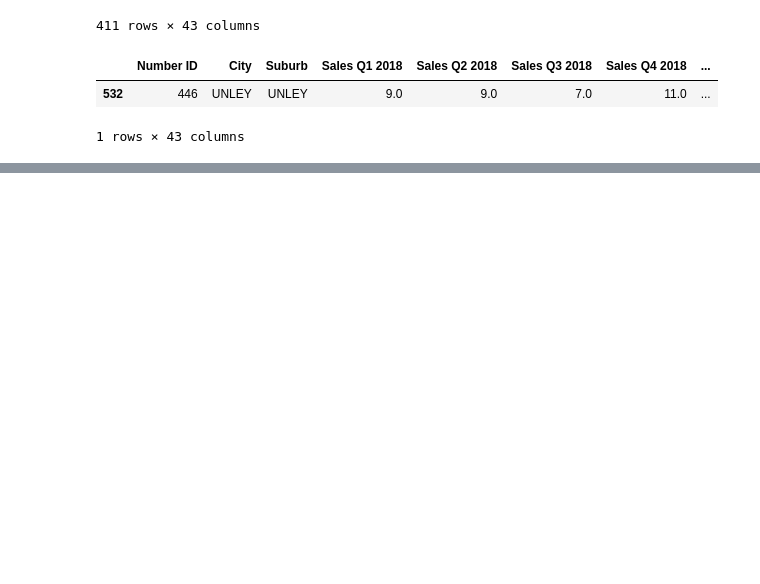
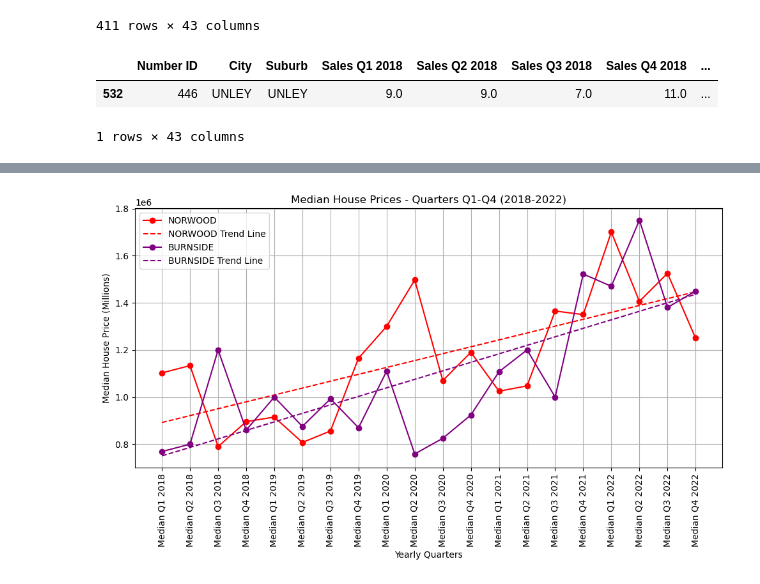
Before and after one commit to VanHg33/Challenge_7-8_Project1, a Jupyter notebook: Project 1/Jordan_Data_Analysis.ipynb, the cells around one changed output, grey strips where cells are left out. Saved outputs shown, nothing was run; the diff lists cells and outputs as text; code cells hidden in the pictures; blank space fills up the shorter version.

```diff
--- a/Project 1/Jordan_Data_Analysis.ipynb
+++ b/Project 1/Jordan_Data_Analysis.ipynb
@@ -127,0 +172,40 @@ desired_suburbs_data
+# %%
+# Create a figure and axis
+plt.figure(figsize=(10, 6))
+
+# Define a list of colors for each suburb
+colors = ['red', 'purple']  # Add more colors as needed
+
+# Iterate over each suburb and its corresponding color
+for i, suburb in enumerate(suburbs_of_interest):
+    suburb_data = desired_suburbs_data[desired_suburbs_data['Suburb'] == suburb]
+
+    # Extract the median data for the x-axis (all years)
+    x_values = [f'Median Q{i} {year}' for year in range(2018, 2023) for i in range(1, 5)]
+
+    # Extract the data for the specific suburb
+    y_values = suburb_data[x_values].values.flatten()
+
+    # Calculate and add trend line
+    slope, intercept, _, _, _ = linregress(range(len(y_values)), y_values)
+    trend_line = [slope * x + intercept for x in range(len(y_values))]
+
+    # Plot the data and trend lines for the current suburb with its designated color
+    plt.plot(x_values, y_values, marker='o', color=colors[i], label=suburb)
+    plt.plot(x_values, trend_line, color=colors[i], linestyle='--', label=f'{suburb} Trend Line')
+
+# Configure plot settings
+plt.xlabel('Yearly Quarters')
+plt.ylabel('Median House Price (Millions)')
+plt.title('Median House Prices - Quarters Q1-Q4 (2018-2022)')
+plt.xticks(rotation=90)
+plt.legend()
+plt.grid(True)
+plt.tight_layout()
+
+# Save plot
+plt.savefig(f'Output_data/Plots/all_suburbs_median_house_prices_line_plot.png')
+
+# Show plot
+plt.show()
+# %% [output]
@@ -127,0 +214 @@ desired_suburbs_data
+[figure, added]
```
Also changed, not shown: parts of 7 cells of this notebook, 8 other files.
